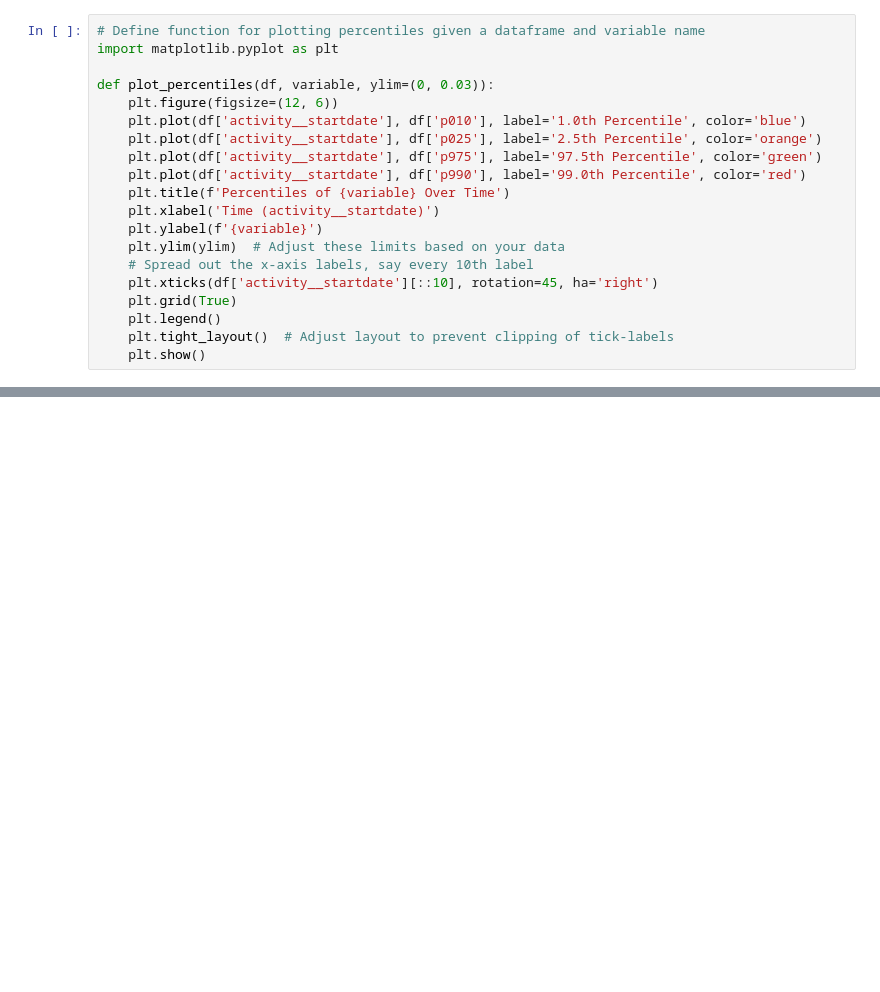
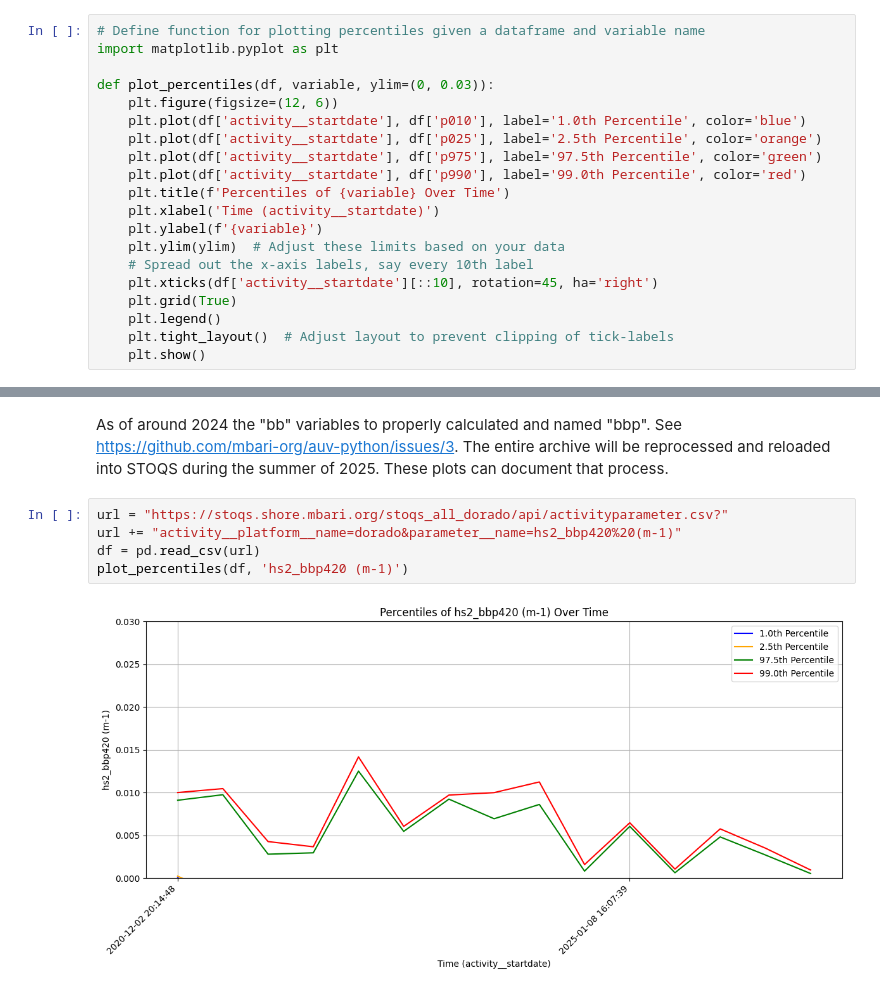
Before and after one commit to mbari-org/auv-python, a Jupyter notebook: notebooks/6.2-mpm-hs2-values-over-time.ipynb, the cells around one changed output, grey strips where cells are left out. Saved outputs shown, nothing was run; the diff lists cells and outputs as text; blank space fills up the shorter version.

Commit message:
Update for python3.12 and add "bbp" plots.

```diff
--- a/notebooks/6.2-mpm-hs2-values-over-time.ipynb
+++ b/notebooks/6.2-mpm-hs2-values-over-time.ipynb
@@ -57,0 +41,9 @@ plot_percentiles(df, 'hs2_bb700 (m-1)')
+# %% [markdown]
+As of around 2024 the "bb" variables to properly calculated and named "bbp". See https://github.com/mbari-org/auv-python/issues/3. The entire archive will be reprocessed and reloaded into STOQS during the summer of 2025. These plots can document that process.
+# %%
+url = "https://stoqs.shore.mbari.org/stoqs_all_dorado/api/activityparameter.csv?"
+url += "activity__platform__name=dorado&parameter__name=hs2_bbp420%20(m-1)"
+df = pd.read_csv(url)
+plot_percentiles(df, 'hs2_bbp420 (m-1)')
+# %% [output]
+[figure, added]
```
Also changed, not shown: parts of 4 cells of this notebook.
